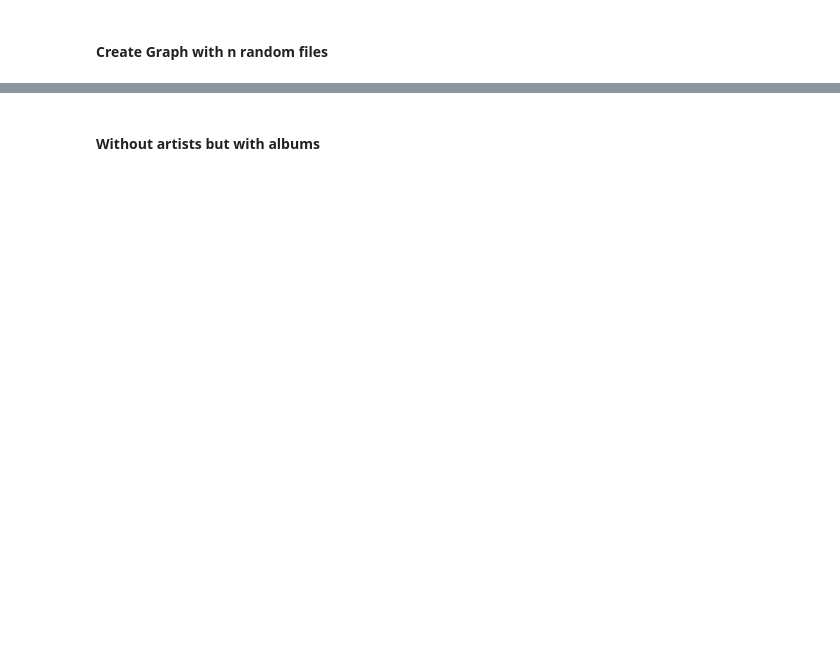
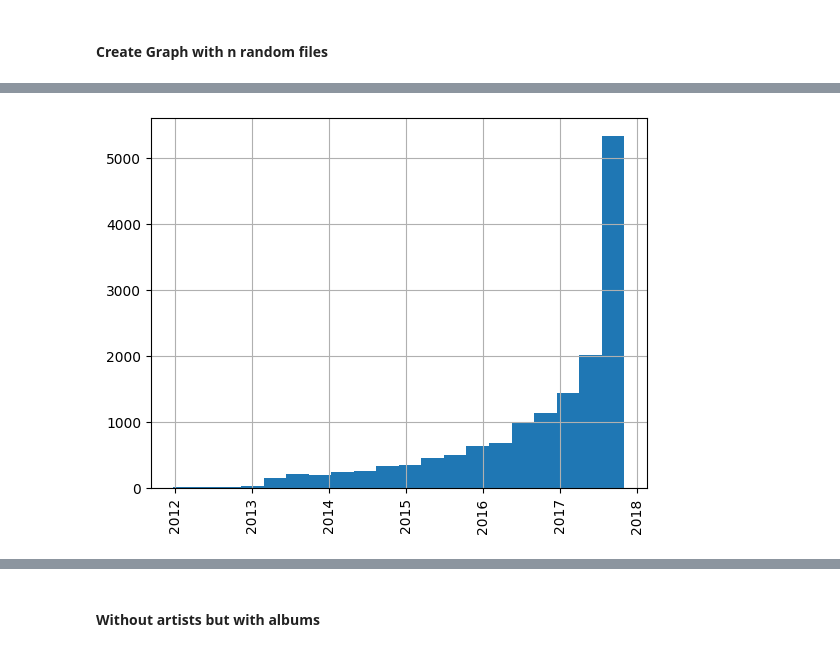
Before and after one commit to Aekai/seminarska-spotify, a Jupyter notebook: Skeleton - for transfer to .py file.ipynb, the cells around one changed output, grey strips where cells are left out. Saved outputs shown, nothing was run; the diff lists cells and outputs as text; code cells hidden in the pictures; blank space fills up the shorter version.

Commit message:
add modified_at to sampling code

```diff
--- a/Skeleton - for transfer to .py file.ipynb
+++ b/Skeleton - for transfer to .py file.ipynb
@@ -8,4 +11,6 @@ import os
 from Sampling import sample_graph
+# %%
+path = "spotify_million_playlist_dataset/data/"
 # %%
 def share_of_LCC(G):
     LCCs = [len(e) for e in list(nx.connected_components(G))]
@@ -15,5 +18,19 @@ sample_graph_graph__doc__
+# %%
+def get_modified_at_array(G, print_hist=False):
+    playlist_times = []
+    for node in G.nodes():
+        if type(node) == int:
+            playlist_times.append(G.nodes[node]["modified_at"])
+
+    ser = pd.Series(playlist_times)
+    ser = pd.to_datetime(ser, unit='s')
+
+    if (print_hist==True):
+        ser.hist(xrot=90, bins=20)
+
+    return ser
 # %% [markdown]
 #### Create Graph with n random files
 # %%
-G = sample_graph(verbose=True)
+G = sample_graph(verbose=True, path=path)
 # %% [output]
@@ -28,0 +48,4 @@ share_of_LCC(G)
+# %%
+G_ser = get_modified_at_array(G,True)
+# %% [output]
+[figure, added]
```
Also changed, not shown: parts of 15 cells of this notebook, 1 other file.
